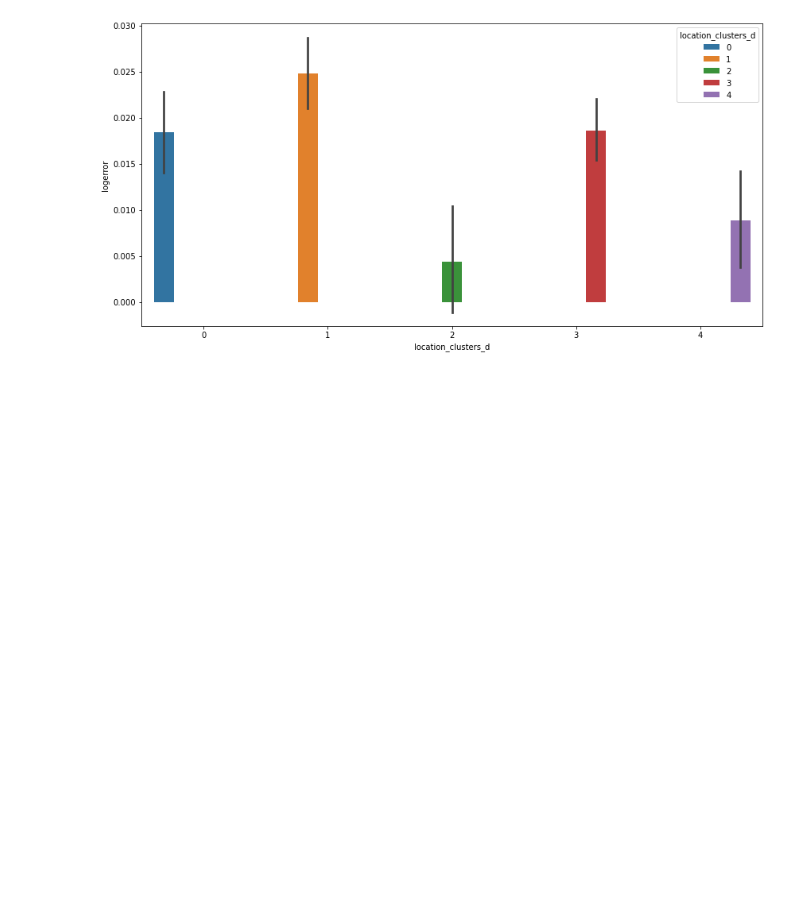
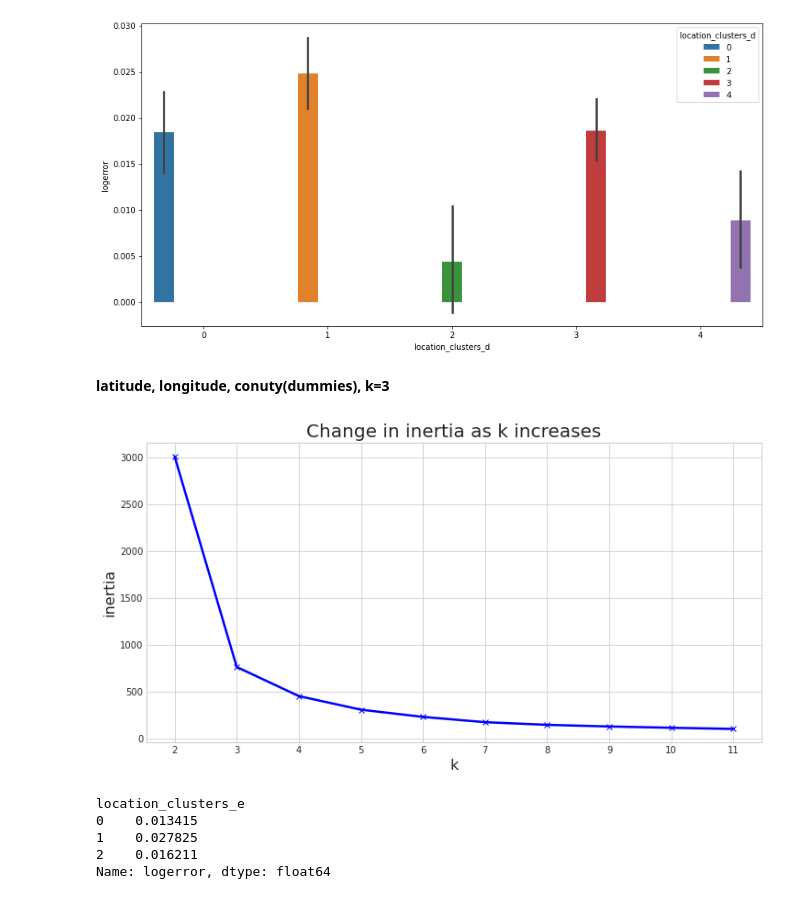
Before and after one commit to m3redithw/Zestimates-Clustering-Project, a Jupyter notebook: modeling.ipynb, the cells around one changed output. Cells and saved outputs as stored; diff of their text form; code cells hidden in the pictures; blank space fills up the shorter version.

```diff
--- a/modeling.ipynb
+++ b/modeling.ipynb
@@ -269,3 +276,32 @@ sns.barplot(x='location_clusters_d', y=
 # %% [output]
 <AxesSubplot:xlabel='location_clusters_d', ylabel='logerror'>
 [figure]
+# %% [markdown]
+**latitude, longitude, conuty(dummies), k=3**
+# %%
+cluster_vars = train[['county_Los Angeles', 'county_Orange', 'latitude', 'longitude']]
+# %%
+# Using the elbow method to visually select a good value for k.
+with plt.style.context('seaborn-whitegrid'):
+    plt.figure(figsize=(12, 6))
+    pd.Series({k: KMeans(k).fit(cluster_vars).inertia_ for k in range(2, 12)}).plot(marker='x', color = 'blue', linewidth = 2.5)
+    plt.xticks(range(2, 12))
+    plt.xlabel('k', fontsize = 16)
+    plt.ylabel('inertia', fontsize = 16)
+    plt.title('Change in inertia as k increases', fontsize = 20)
+# %% [output]
+[figure, added]
+# %%
+# Create clusters and fit cluster model
+kmeans = KMeans(n_clusters=3)
+kmeans.fit(cluster_vars)
+cluster_vars = train[['county_Los Angeles', 'county_Orange', 'latitude', 'longitude']]
+location_clusters = kmeans.predict(cluster_vars)
+train['location_clusters_e'] = location_clusters
+train.groupby('location_clusters_e').logerror.mean()
+# %% [output]
+location_clusters_e
+0    0.013415
+1    0.027825
+2    0.016211
+Name: logerror, dtype: float64
```
Also changed, not shown: parts of 8 cells of this notebook.
